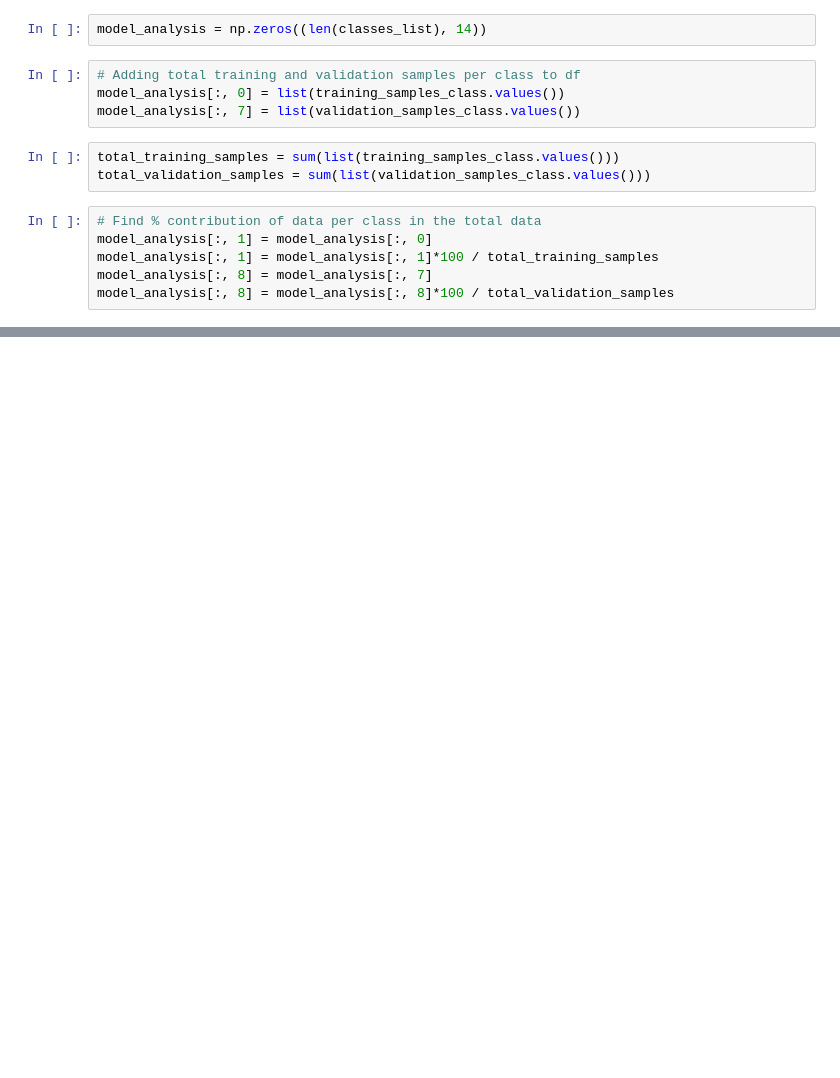
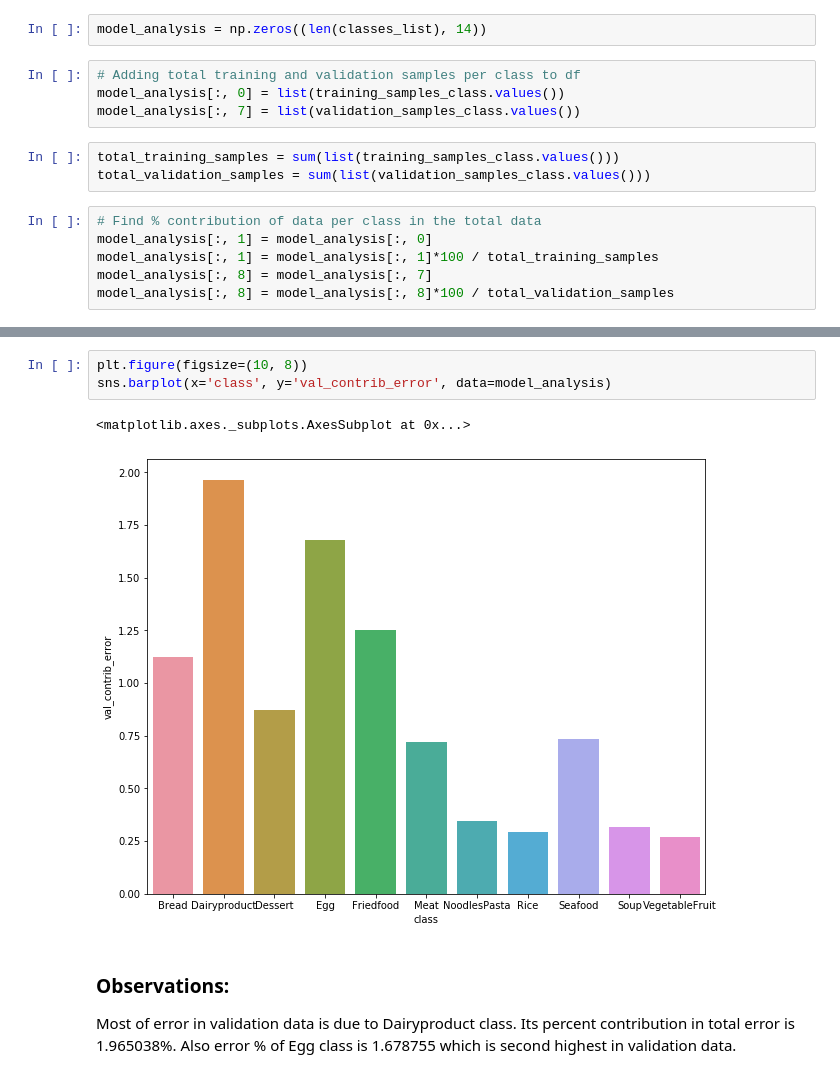
Before and after one commit to dhairyasheelsutar/Food-11-image-classification, a Jupyter notebook: Error analysis.ipynb, the cells around one changed output, grey strips where cells are left out. Saved outputs shown, nothing was run; the diff lists cells and outputs as text; blank space fills up the shorter version.

```diff
--- a/Error analysis.ipynb
+++ b/Error analysis.ipynb
@@ -129,0 +282,10 @@ def correctly_classified(directory):
+# %%
+plt.figure(figsize=(10, 8))
+sns.barplot(x='class', y='val_contrib_error', data=model_analysis)
+# %% [output]
+<matplotlib.axes._subplots.AxesSubplot at 0x...>
+[figure, added]
+# %% [markdown]
+### Observations:
+
+Most of error in validation data is due to Dairyproduct class. Its percent contribution in total error is 1.965038%. Also error % of Egg class is 1.678755 which is second highest in validation data.
```
Also changed, not shown: parts of 54 cells of this notebook.
